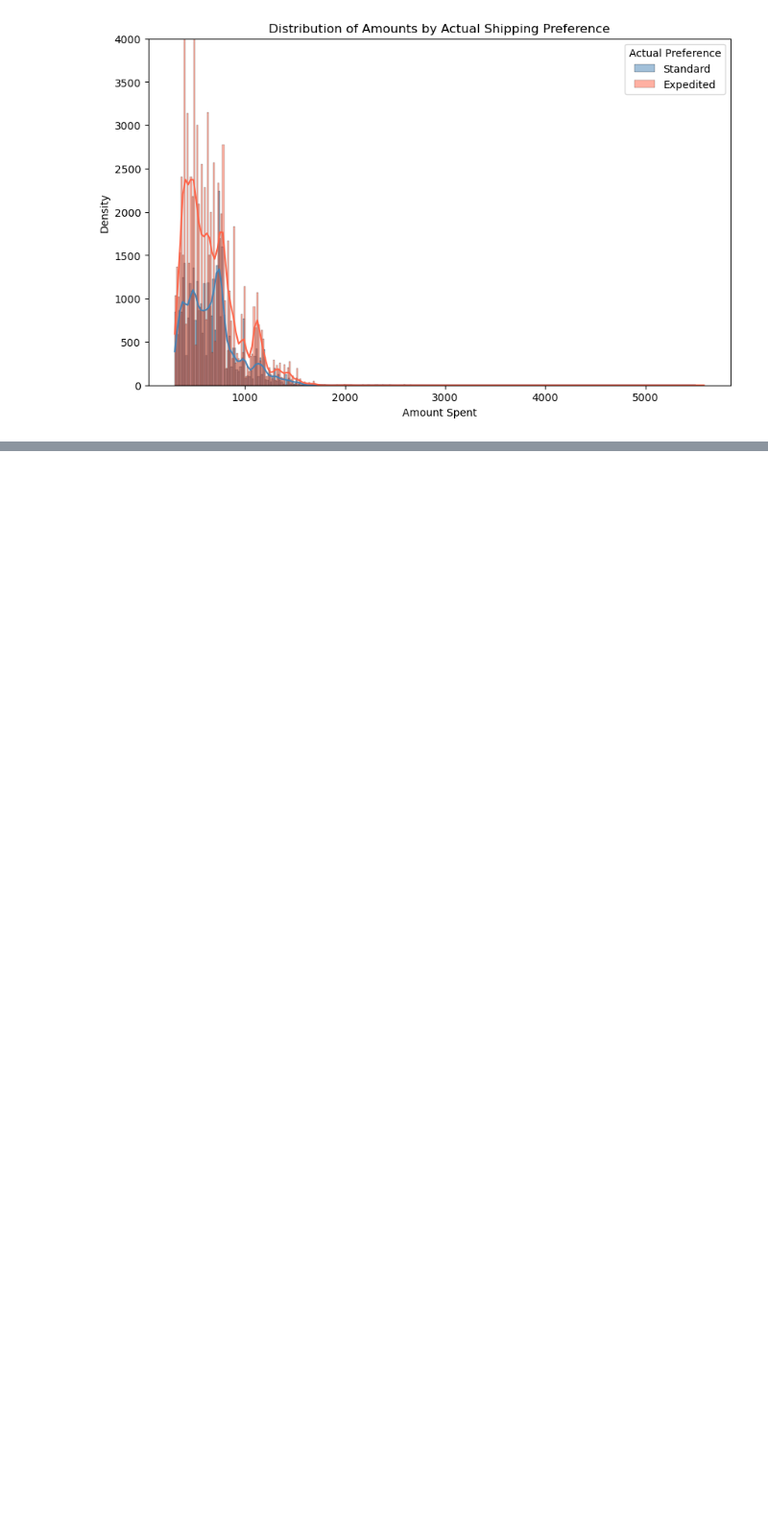
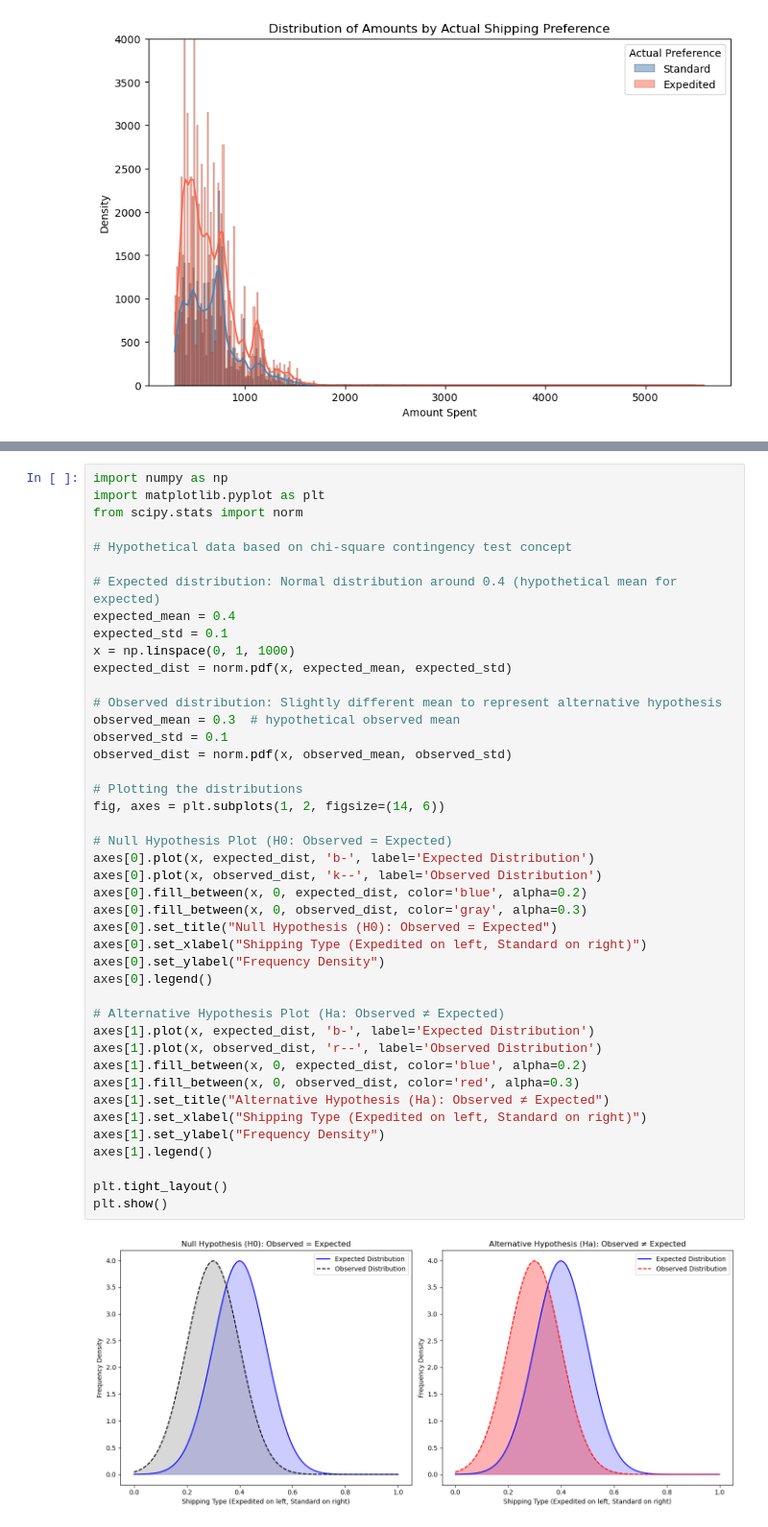
Before and after one commit to JustynLim/Big-Data-Analysis, a Jupyter notebook: Analysis.ipynb, the cells around one changed output, grey strips where cells are left out. Shown at 96% size. Drawn from its saved outputs; the diff is of its cells as text; blank space fills up the shorter version.

```diff
--- a/Analysis.ipynb
+++ b/Analysis.ipynb
@@ -628,0 +668,45 @@ plt.show()
+# %%
+import numpy as np
+import matplotlib.pyplot as plt
+from scipy.stats import norm
+
+# Hypothetical data based on chi-square contingency test concept
+
+# Expected distribution: Normal distribution around 0.4 (hypothetical mean for expected)
+expected_mean = 0.4
+expected_std = 0.1
+x = np.linspace(0, 1, 1000)
+expected_dist = norm.pdf(x, expected_mean, expected_std)
+
+# Observed distribution: Slightly different mean to represent alternative hypothesis
+observed_mean = 0.3  # hypothetical observed mean
+observed_std = 0.1
+observed_dist = norm.pdf(x, observed_mean, observed_std)
+
+# Plotting the distributions
+fig, axes = plt.subplots(1, 2, figsize=(14, 6))
+
+# Null Hypothesis Plot (H0: Observed = Expected)
+axes[0].plot(x, expected_dist, 'b-', label='Expected Distribution')
+axes[0].plot(x, observed_dist, 'k--', label='Observed Distribution')
+axes[0].fill_between(x, 0, expected_dist, color='blue', alpha=0.2)
+axes[0].fill_between(x, 0, observed_dist, color='gray', alpha=0.3)
+axes[0].set_title("Null Hypothesis (H0): Observed = Expected")
+axes[0].set_xlabel("Shipping Type (Expedited on left, Standard on right)")
+axes[0].set_ylabel("Frequency Density")
+axes[0].legend()
+
+# Alternative Hypothesis Plot (Ha: Observed ≠ Expected)
+axes[1].plot(x, expected_dist, 'b-', label='Expected Distribution')
+axes[1].plot(x, observed_dist, 'r--', label='Observed Distribution')
+axes[1].fill_between(x, 0, expected_dist, color='blue', alpha=0.2)
+axes[1].fill_between(x, 0, observed_dist, color='red', alpha=0.3)
+axes[1].set_title("Alternative Hypothesis (Ha): Observed ≠ Expected")
+axes[1].set_xlabel("Shipping Type (Expedited on left, Standard on right)")
+axes[1].set_ylabel("Frequency Density")
+axes[1].legend()
+
+plt.tight_layout()
+plt.show()
+# %% [output]
+[figure, added]
```
Also changed, not shown: parts of 1 cell of this notebook.
